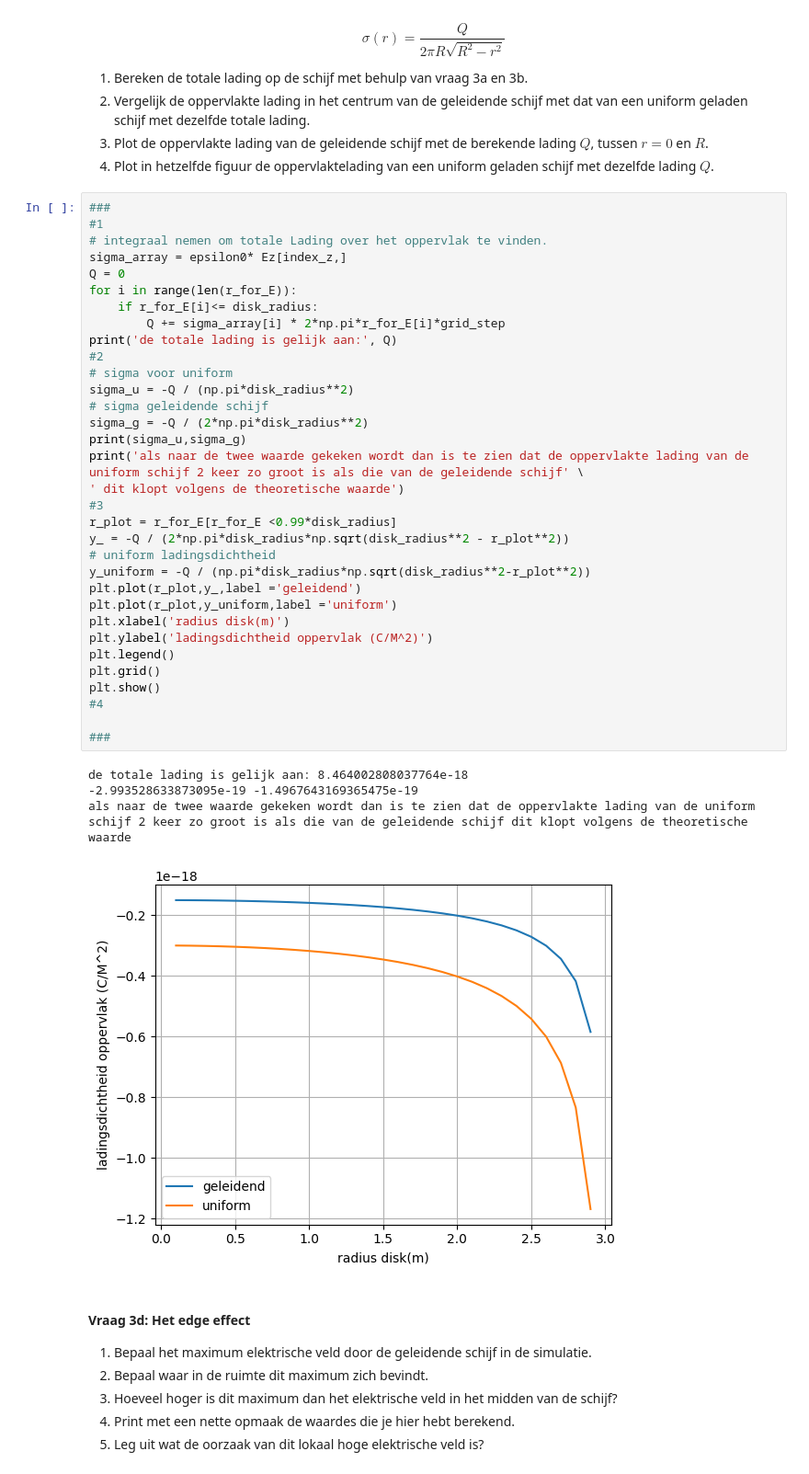
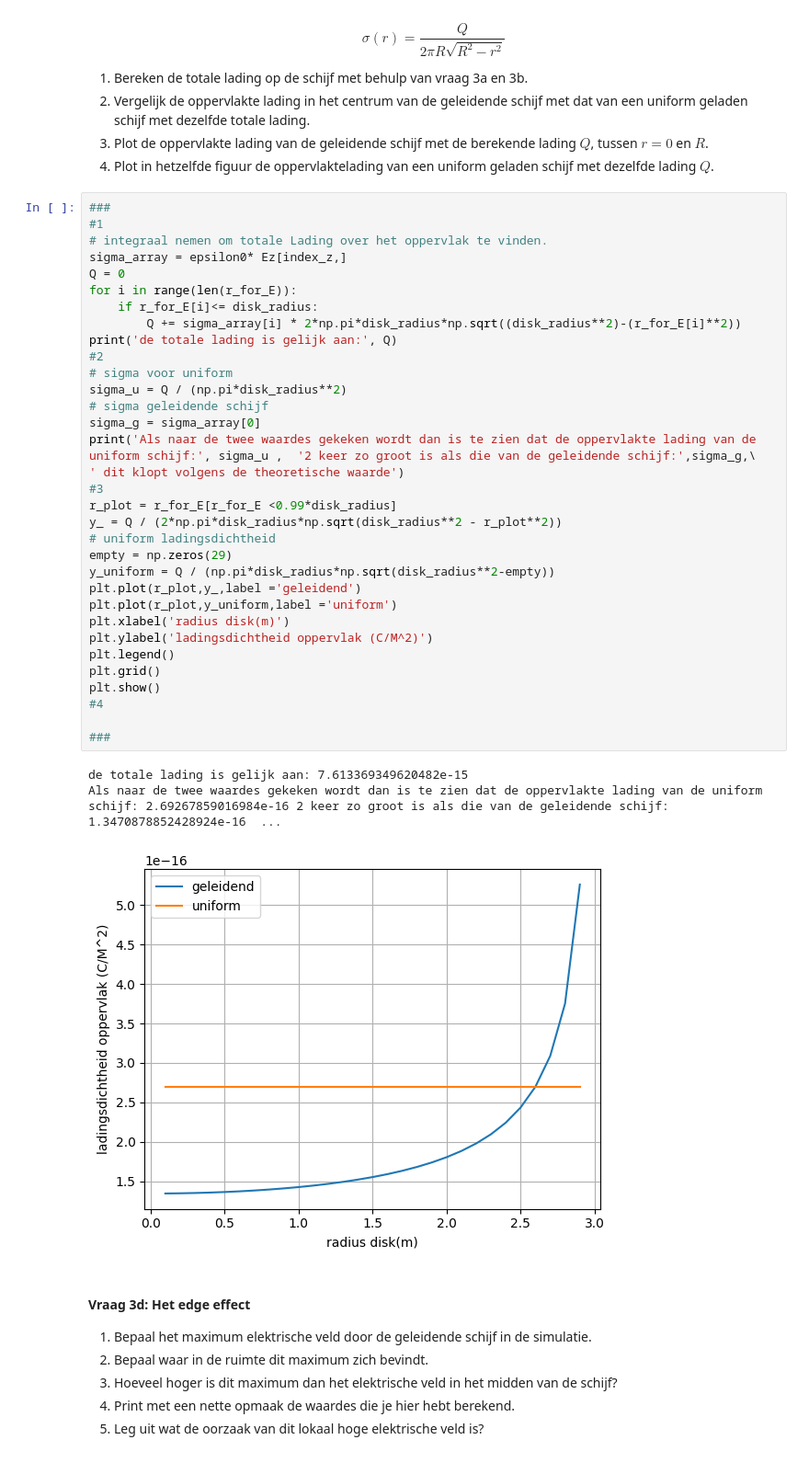
Before and after one commit to Rune-TuDelft/opdrachten-DEF-D, a Jupyter notebook: DigitaleOntwerpopdrachten/1CondensatorOpdracht/CondensatorOntwerpopdracht.ipynb, the cells around one changed output. Shown at 92% size. Drawn from its saved outputs; the diff is of its cells as text.

```diff
--- a/DigitaleOntwerpopdrachten/1CondensatorOpdracht/CondensatorOntwerpopdracht.ipynb
+++ b/DigitaleOntwerpopdrachten/1CondensatorOpdracht/CondensatorOntwerpopdracht.ipynb
@@ -432,41 +437,40 @@ $$\sigma(r) = \frac{Q}{2 \pi R \sqrt{R^2 - r^2}}$$
 # %%
 ###
 #1
 # integraal nemen om totale Lading over het oppervlak te vinden.
 sigma_array = epsilon0* Ez[index_z,]
 Q = 0
 for i in range(len(r_for_E)):
     if r_for_E[i]<= disk_radius:
-        Q += sigma_array[i] * 2*np.pi*r_for_E[i]*grid_step
+        Q += sigma_array[i] * 2*np.pi*disk_radius*np.sqrt((disk_radius**2)-(r_for_E[i]**2))
 print('de totale lading is gelijk aan:', Q)
 #2
 # sigma voor uniform
-sigma_u = -Q / (np.pi*disk_radius**2)
+sigma_u = Q / (np.pi*disk_radius**2)
 # sigma geleidende schijf
-sigma_g = -Q / (2*np.pi*disk_radius**2)
-print(sigma_u,sigma_g)
-print('als naar de twee waarde gekeken wordt dan is te zien dat de oppervlakte lading van de uniform schijf 2 keer zo groot is als die van de geleidende schijf' \
+sigma_g = sigma_array[0]
+print('Als naar de twee waardes gekeken wordt dan is te zien dat de oppervlakte lading van de uniform schijf:', sigma_u ,  '2 keer zo groot is als die van de geleidende schijf:',sigma_g,\
 ' dit klopt volgens de theoretische waarde')
 #3
 r_plot = r_for_E[r_for_E <0.99*disk_radius]
-y_ = -Q / (2*np.pi*disk_radius*np.sqrt(disk_radius**2 - r_plot**2))
+y_ = Q / (2*np.pi*disk_radius*np.sqrt(disk_radius**2 - r_plot**2))
 # uniform ladingsdichtheid
-y_uniform = -Q / (np.pi*disk_radius*np.sqrt(disk_radius**2-r_plot**2))
+empty = np.zeros(29)
+y_uniform = Q / (np.pi*disk_radius*np.sqrt(disk_radius**2-empty))
 plt.plot(r_plot,y_,label ='geleidend')
 plt.plot(r_plot,y_uniform,label ='uniform')
 plt.xlabel('radius disk(m)')
 plt.ylabel('ladingsdichtheid oppervlak (C/M^2)')
 plt.legend()
 plt.grid()
 plt.show()
 #4
 
 ###
 # %% [output]
-de totale lading is gelijk aan: 8.464002808037764e-18
--2.993528633873095e-19 -1.4967643169365475e-19
-als naar de twee waarde gekeken wordt dan is te zien dat de oppervlakte lading van de uniform schijf 2 keer zo groot is als die van de geleidende schijf dit klopt volgens de theoretische waarde
+de totale lading is gelijk aan: 7.613369349620482e-15
+Als naar de twee waardes gekeken wordt dan is te zien dat de oppervlakte lading van de uniform schijf: 2.69267859016984e-16 2 keer zo groot is als die van de geleidende schijf: 1.3470878852428924e-16  ...
-[figure, old version]
+[figure, new version]
 # %% [markdown]
 #### Vraag 3d: Het edge effect
 
```
Also changed, not shown: parts of 9 cells of this notebook.
